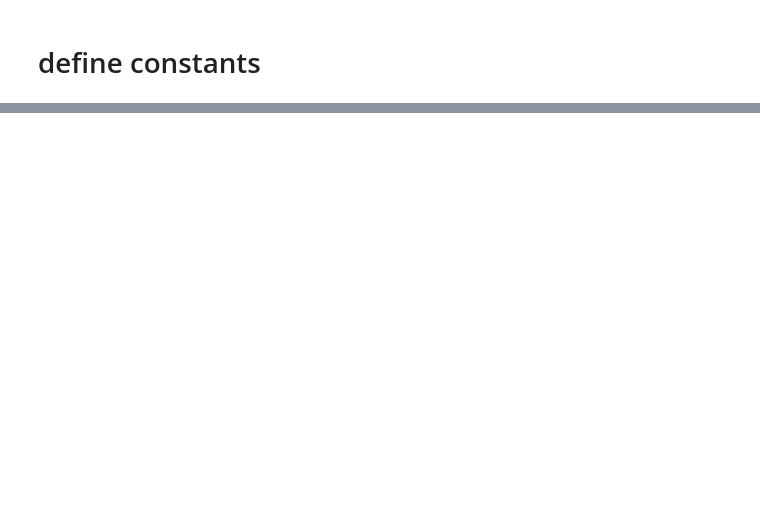
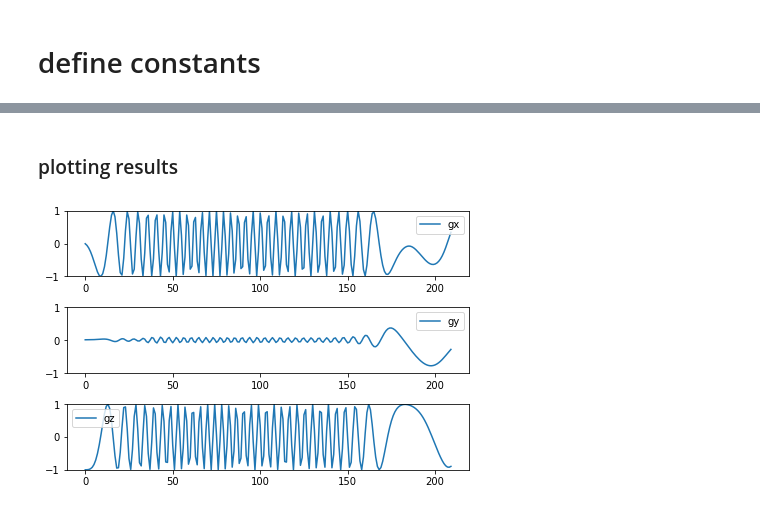
Before and after one commit to john2zy/IMU-Position-Tracking, a Jupyter notebook: main.ipynb, the cells around one changed output, grey strips where cells are left out. Saved outputs shown, nothing was run; the diff lists cells and outputs as text; code cells hidden in the pictures; blank space fills up the shorter version.

```diff
--- a/main.ipynb
+++ b/main.ipynb
@@ -47,0 +171,6 @@ plt.plot(n, v)
+# %%
+q = np.array([[0. ,0., 0., 1.]]).T
+ori = -g_dir # the intial orientation, pointing upwards
+P = sigma_P * I3
+Q = sigma_Q * DT * I3
+R = sigma_R * I3
@@ -47,0 +227,21 @@ plt.plot(n, v)
+# %% [markdown]
+### plotting results
+# %%
+plt.subplot(311)
+plt.plot(g[:, 0], label='gx')
+plt.legend()
+plt.ylim(-1, 1)
+
+plt.subplot(312)
+plt.plot(g[:, 1], label='gy')
+plt.legend()
+plt.ylim(-1, 1)
+
+plt.subplot(313)
+plt.plot(g[:, 2], label='gz')
+plt.legend()
+plt.ylim(-1, 1)
+
+plt.tight_layout(pad=0.4, w_pad=0.5, h_pad=1.0)
+# %% [output]
+[figure, added]
```
Also changed, not shown: parts of 20 cells of this notebook, 2 other files.
